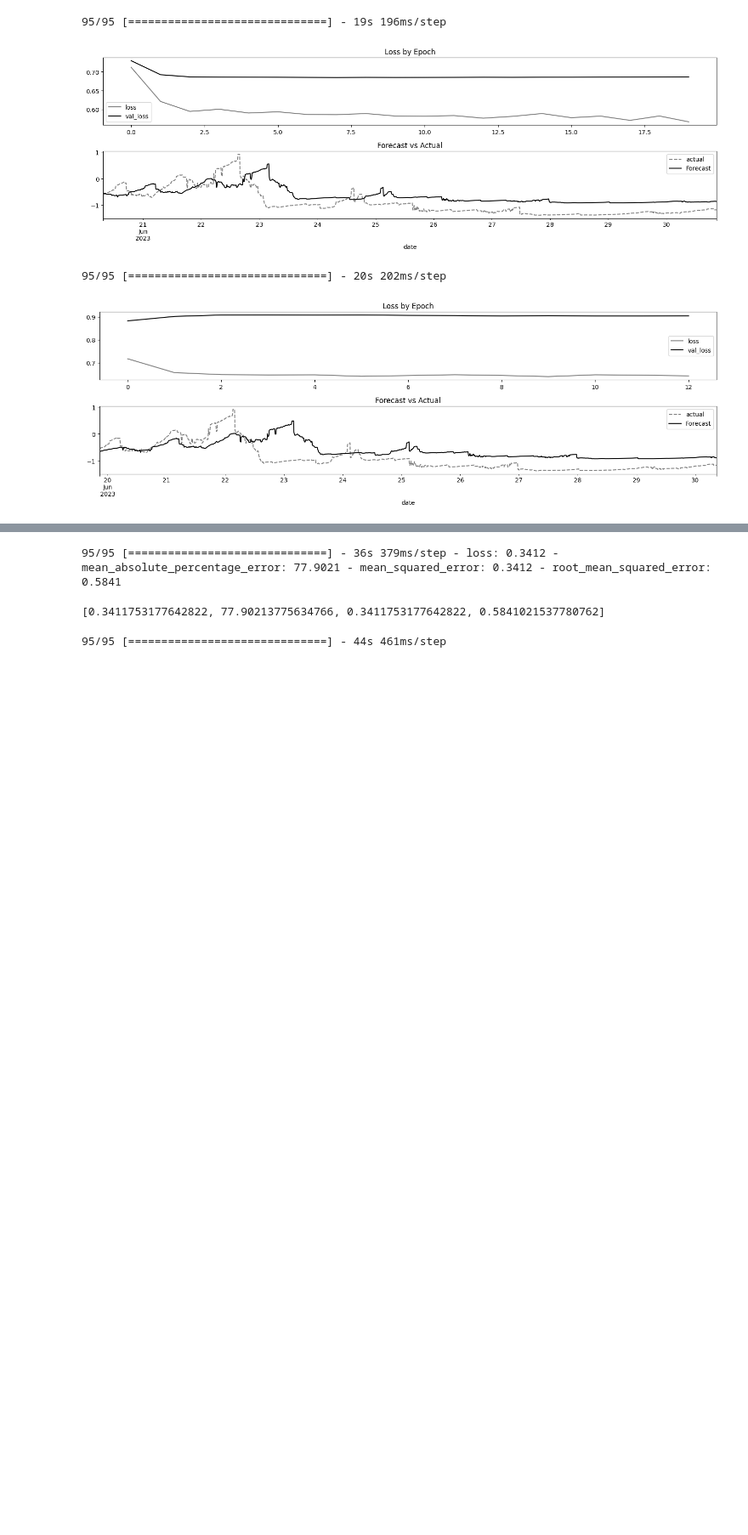
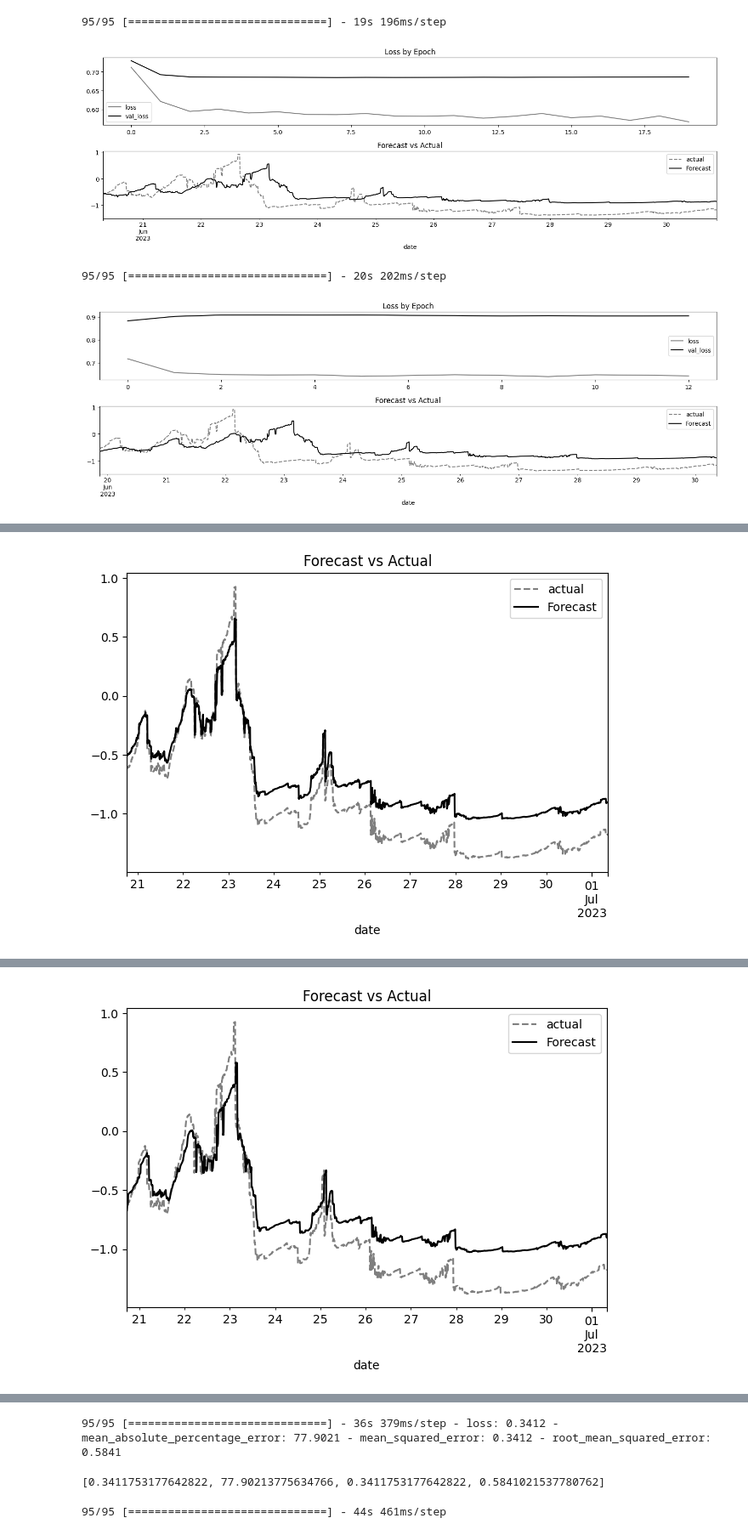
Before and after one commit to ari-apc-lab/croupier, a Jupyter notebook: forecast/forecasting/forecasting.ipynb, the cells around one changed output, grey strips where cells are left out. Shown at 85% size. Cells and saved outputs as stored; diff of their text form; code cells hidden in the pictures; blank space fills up the shorter version.

Commit message:
feat: LSTM forecasting with one future step

```diff
--- a/forecast/forecasting/forecasting.ipynb
+++ b/forecast/forecasting/forecasting.ipynb
@@ -1226,8 +1244,8 @@ def create_GRU_model(train, units, y, dropout=0.2):
 def create_models (x_train, y_train):
     models = {
         # "RNN": create_SimpleRNN_model(train=x_train, y=y_train, units=32),
-        # "LSTM": create_LSTM_multistep_model(train=x_train, y=y_train, units=y_train.shape[1]),
-        "GRU": create_GRU_multistep_model(train=x_train, y=y_train, units=y_train.shape[1]),
+        "LSTM": create_LSTM_model(train=x_train, y=y_train, units=y_train.shape[1]),
+        # "GRU": create_GRU_model(train=x_train, y=y_train, units=y_train.shape[1]),
     }
     return models
 
@@ -1472,0 +1610,7 @@ for period, results in one_future_step_dl_results.items():
+# %%
+# Evaluating models
+evaluate_models (one_future_step_dl_results)
+
+for period, results in one_future_step_dl_results.items():
+    evaluation_metrics = results['forecasts']['LSTM']['evaluation_metrics']
+    print ("evaluation metrics for LSTM model with period: {}: {}", period, evaluation_metrics )
@@ -1472,0 +1676,9 @@ for period, results in one_future_step_dl_results.items():
+# %%
+for period, results in one_future_step_dl_results.items():
+    x_test = results['x_test']
+    y_test = results['y_test']
+    index = results['index']
+    model = results['forecasts']['LSTM']['model']
+    history = results['forecasts']['LSTM']['history']
+    plot_forecast(model, x_test, y_test, index, history, show_loss=False)
+# %% [output]
@@ -1472,0 +1686 @@ for period, results in one_future_step_dl_results.items():
+[figure, added]
@@ -1472,0 +1688 @@ for period, results in one_future_step_dl_results.items():
+[figure, added]
```
Also changed, not shown: parts of 9 cells of this notebook.
